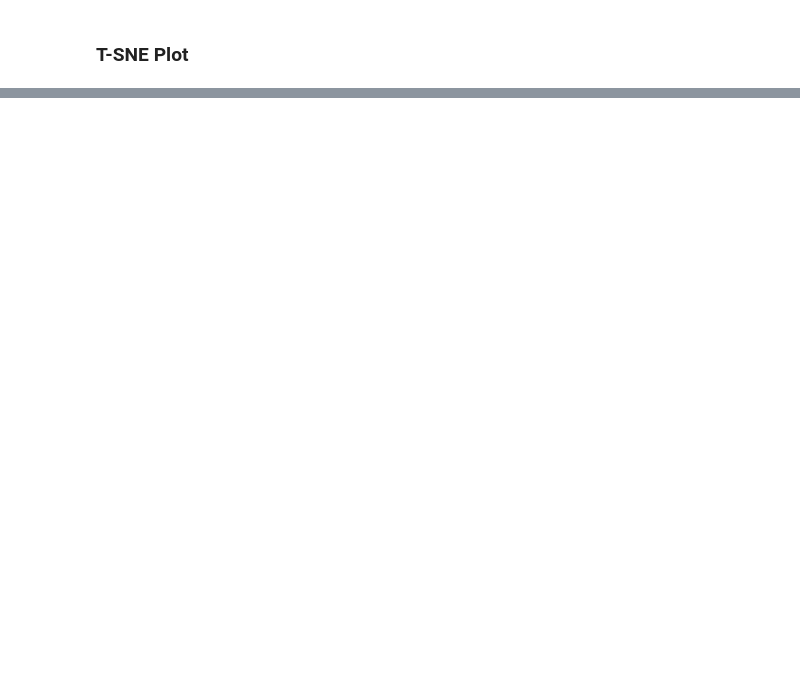
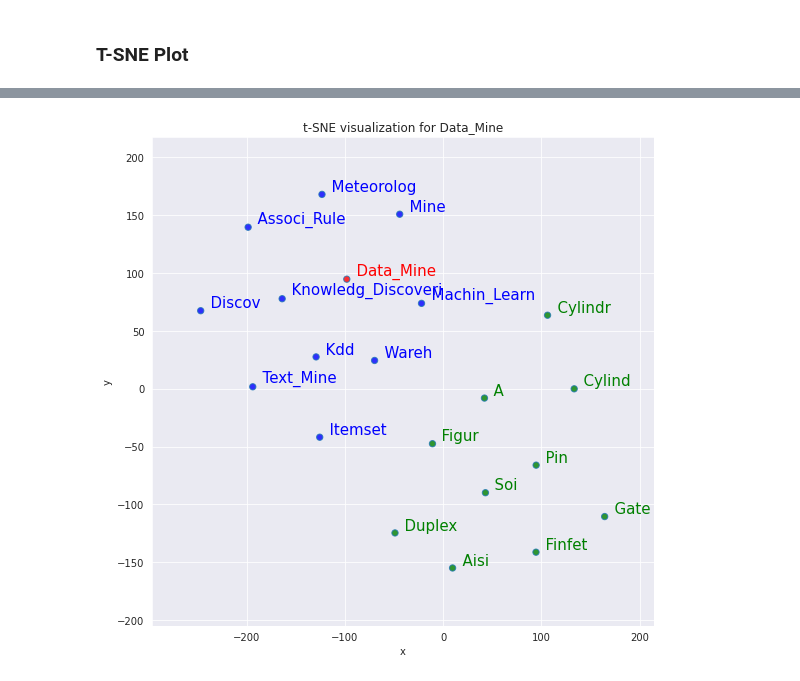
Before and after one commit to ufsj-labPi/cluwords-lattes, a Jupyter notebook: embedding.ipynb, the cells around one changed output, grey strips where cells are left out. Saved outputs shown, nothing was run; the diff lists cells and outputs as text; code cells hidden in the pictures; blank space fills up the shorter version.

Commit message:
a better model

```diff
--- a/embedding.ipynb
+++ b/embedding.ipynb
@@ -16,3 +27,3 @@ warnings.filterwarnings('ignore')
 # %%
 input = './data/models/corpus.csv.xz'
-df = pd.read_csv(input, compression='xz')
+df = pd.read_csv(input, header=None, compression='xz')
@@ -39,0 +79,3 @@ INFO - 21:57:57: training on a 9798795 raw words (7826514 effective words) took
+# %%
+model = Word2Vec(min_count=20, window=2, size=300, sample=6e-5,
+                 alpha=0.03, min_alpha=0.0007, negative=20, workers=cores-1)
@@ -39,0 +104,4 @@ INFO - 21:57:57: training on a 9798795 raw words (7826514 effective words) took
+# %%
+t = time()
+model.train(sentences, total_examples=model.corpus_count, epochs=30, report_delay=1)
+print('Time to train the model: {} mins'.format(round((time() - t) / 60, 2)))
@@ -40,33 +126,2 @@ INFO - 21:57:57: training on a 9798795 raw words (7826514 effective words) took
 # %% [markdown]
 ### T-SNE Plot
-# %%
-def display_closestwords_tsnescatterplot(model, word, size):
-
-    arr = np.empty((0,size), dtype='f')
-    word_labels = [word]
-
-    close_words = model.similar_by_word(word)
-
-    arr = np.append(arr, np.array([model[word]]), axis=0)
-    for wrd_score in close_words:
-        wrd_vector = model[wrd_score[0]]
-        word_labels.append(wrd_score[0])
-        arr = np.append(arr, np.array([wrd_vector]), axis=0)
-
-    tsne = TSNE(n_components=2, random_state=0)
-    np.set_printoptions(suppress=True)
-    Y = tsne.fit_transform(arr)
-
-    x_coords = Y[:, 0]
-    y_coords = Y[:, 1]
-    plt.scatter(x_coords, y_coords)
-
-    for label, x, y in zip(word_labels, x_coords, y_coords):
-        plt.annotate(label, xy=(x, y), xytext=(0, 0), textcoords='offset points')
-
-    plt.xlim(x_coords.min()+0.00005, x_coords.max()+0.00005)
-    plt.ylim(y_coords.min()+0.00005, y_coords.max()+0.00005)
-    plt.show()
-
-query = 'data'
-display_closestwords_tsnescatterplot(model, query, 50)
@@ -75,0 +201,5 @@ INFO - 21:57:57: precomputing L2-norms of word weight vectors
+# %%
+# 10 Most similar words vs. 10 Most dissimilar
+tsnescatterplot(model, 'data_mine', [i[0] for i in model.wv.most_similar(negative=["data_mine"])])
+# %% [output]
+[figure, added]
```
Also changed, not shown: parts of 12 cells of this notebook, 4 other files.
